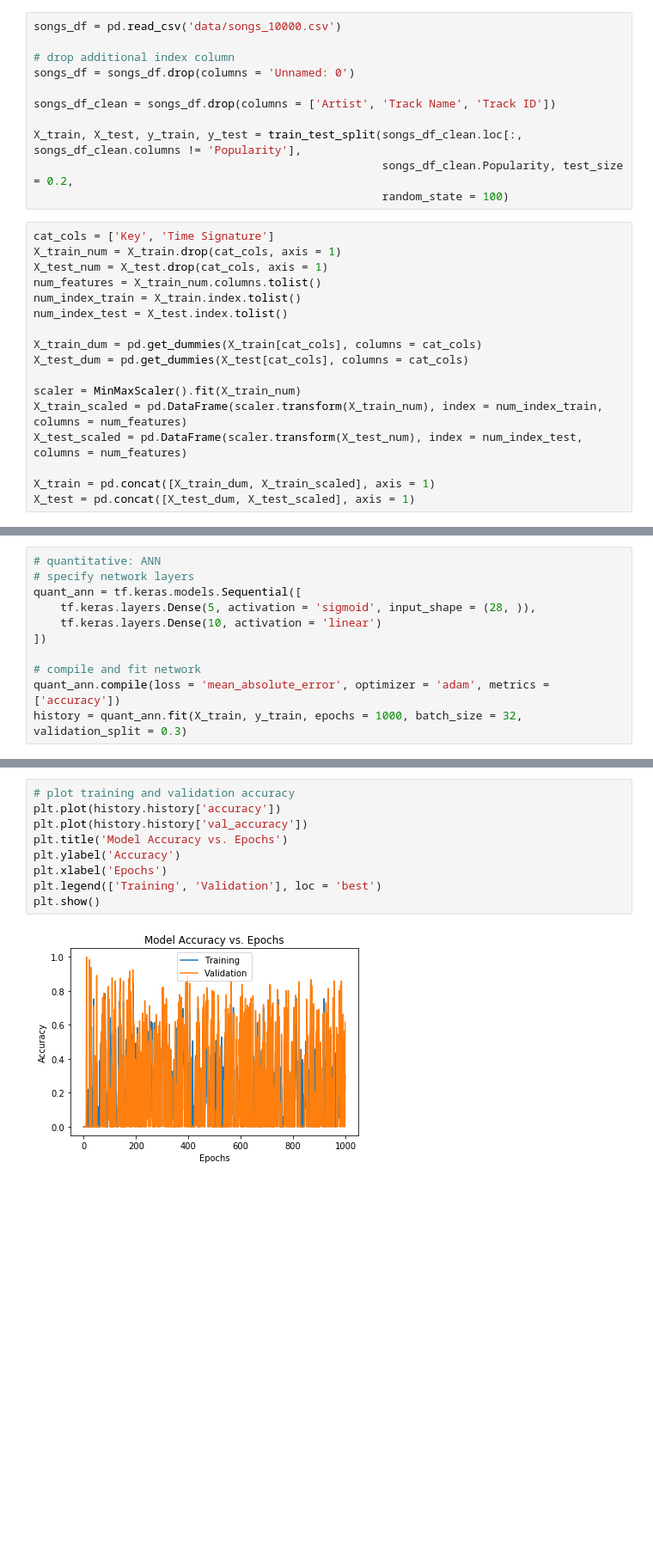
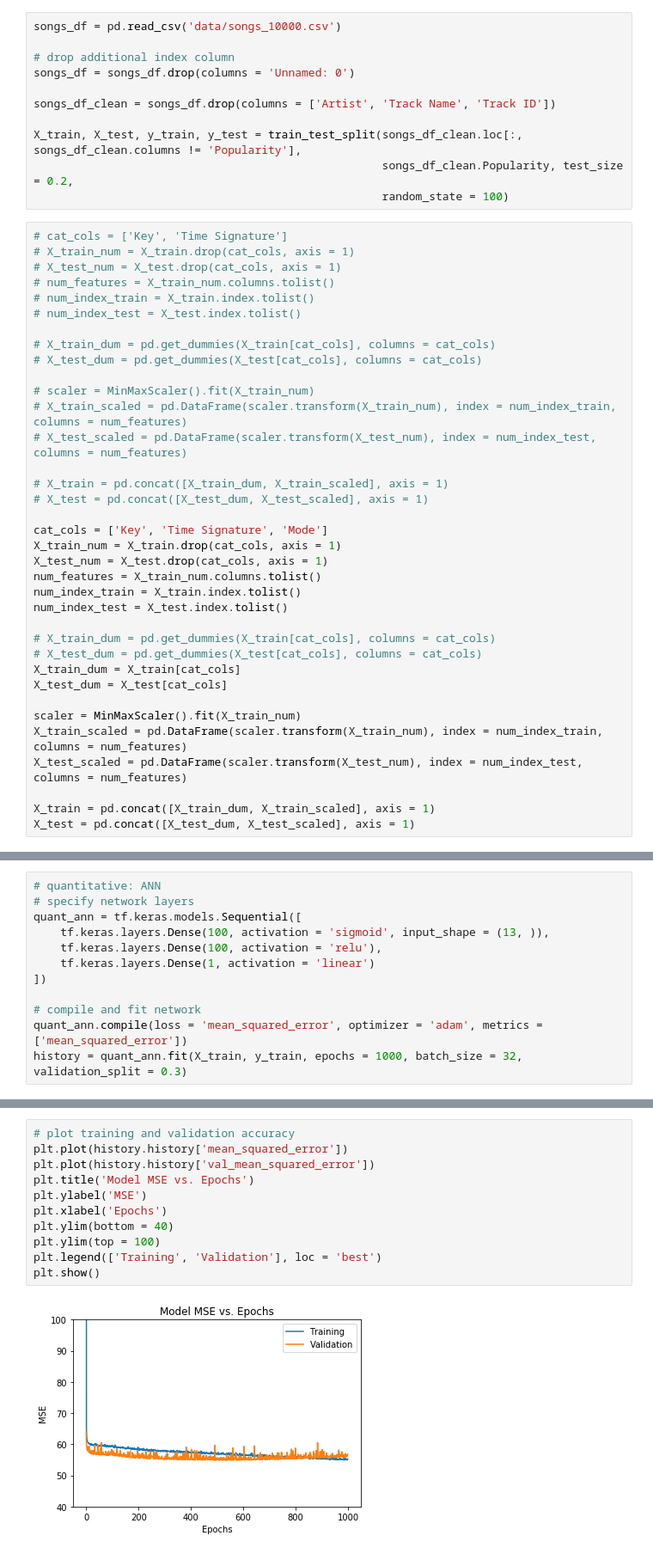
Before and after one commit to heyjessi/spotifys-angels, a Jupyter notebook: katherine.ipynb, the cells around one changed output, grey strips where cells are left out. Shown: that part at 86% size. Cells and saved outputs as stored; diff of their text form; blank space fills up the shorter version.

```diff
--- a/katherine.ipynb
+++ b/katherine.ipynb
@@ -313,15 +248,34 @@ X_train, X_test, y_train, y_test = train_test_split(songs_df_clean.loc[:, songs_
                                                     songs_df_clean.Popularity, test_size = 0.2,
                                                     random_state = 100)
 # %%
-cat_cols = ['Key', 'Time Signature']
+# cat_cols = ['Key', 'Time Signature']
+# X_train_num = X_train.drop(cat_cols, axis = 1)
+# X_test_num = X_test.drop(cat_cols, axis = 1)
+# num_features = X_train_num.columns.tolist()
+# num_index_train = X_train.index.tolist()
+# num_index_test = X_test.index.tolist()
+
+# X_train_dum = pd.get_dummies(X_train[cat_cols], columns = cat_cols)
+# X_test_dum = pd.get_dummies(X_test[cat_cols], columns = cat_cols)
+
+# scaler = MinMaxScaler().fit(X_train_num)
+# X_train_scaled = pd.DataFrame(scaler.transform(X_train_num), index = num_index_train, columns = num_features)
+# X_test_scaled = pd.DataFrame(scaler.transform(X_test_num), index = num_index_test, columns = num_features)
+
+# X_train = pd.concat([X_train_dum, X_train_scaled], axis = 1)
+# X_test = pd.concat([X_test_dum, X_test_scaled], axis = 1)
+
+cat_cols = ['Key', 'Time Signature', 'Mode']
 X_train_num = X_train.drop(cat_cols, axis = 1)
 X_test_num = X_test.drop(cat_cols, axis = 1)
 num_features = X_train_num.columns.tolist()
 num_index_train = X_train.index.tolist()
 num_index_test = X_test.index.tolist()
 
-X_train_dum = pd.get_dummies(X_train[cat_cols], columns = cat_cols)
-X_test_dum = pd.get_dummies(X_test[cat_cols], columns = cat_cols)
+# X_train_dum = pd.get_dummies(X_train[cat_cols], columns = cat_cols)
+# X_test_dum = pd.get_dummies(X_test[cat_cols], columns = cat_cols)
+X_train_dum = X_train[cat_cols]
+X_test_dum = X_test[cat_cols]
 
 scaler = MinMaxScaler().fit(X_train_num)
 X_train_scaled = pd.DataFrame(scaler.transform(X_train_num), index = num_index_train, columns = num_features)
@@ -333,12 +308,13 @@ X_test = pd.concat([X_test_dum, X_test_scaled], axis = 1)
 # quantitative: ANN
 # specify network layers
 quant_ann = tf.keras.models.Sequential([
-    tf.keras.layers.Dense(5, activation = 'sigmoid', input_shape = (28, )),
-    tf.keras.layers.Dense(10, activation = 'linear')
+    tf.keras.layers.Dense(100, activation = 'sigmoid', input_shape = (13, )),
+    tf.keras.layers.Dense(100, activation = 'relu'),
+    tf.keras.layers.Dense(1, activation = 'linear')
 ])
 
 # compile and fit network
-quant_ann.compile(loss = 'mean_absolute_error', optimizer = 'adam', metrics = ['accuracy'])
+quant_ann.compile(loss = 'mean_squared_error', optimizer = 'adam', metrics = ['mean_squared_error'])
 history = quant_ann.fit(X_train, y_train, epochs = 1000, batch_size = 32, validation_split = 0.3)
 # %% [output]
 WARNING:tensorflow:Falling back from v2 loop because of error: Failed to find data adapter that can handle input: <class 'pandas.core.frame.DataFrame'>, <class 'NoneType'>
@@ -363,11 +339,13 @@ Epoch 1000/1000
 # %%
 # plot training and validation accuracy
-plt.plot(history.history['accuracy'])
-plt.plot(history.history['val_accuracy'])
-plt.title('Model Accuracy vs. Epochs')
-plt.ylabel('Accuracy')
+plt.plot(history.history['mean_squared_error'])
+plt.plot(history.history['val_mean_squared_error'])
+plt.title('Model MSE vs. Epochs')
+plt.ylabel('MSE')
 plt.xlabel('Epochs')
+plt.ylim(bottom = 40)
+plt.ylim(top = 100)
 plt.legend(['Training', 'Validation'], loc = 'best')
 plt.show()
 # %% [output]
-[figure, old version]
+[figure, new version]
```
Also changed, not shown: parts of 12 cells of this notebook.
